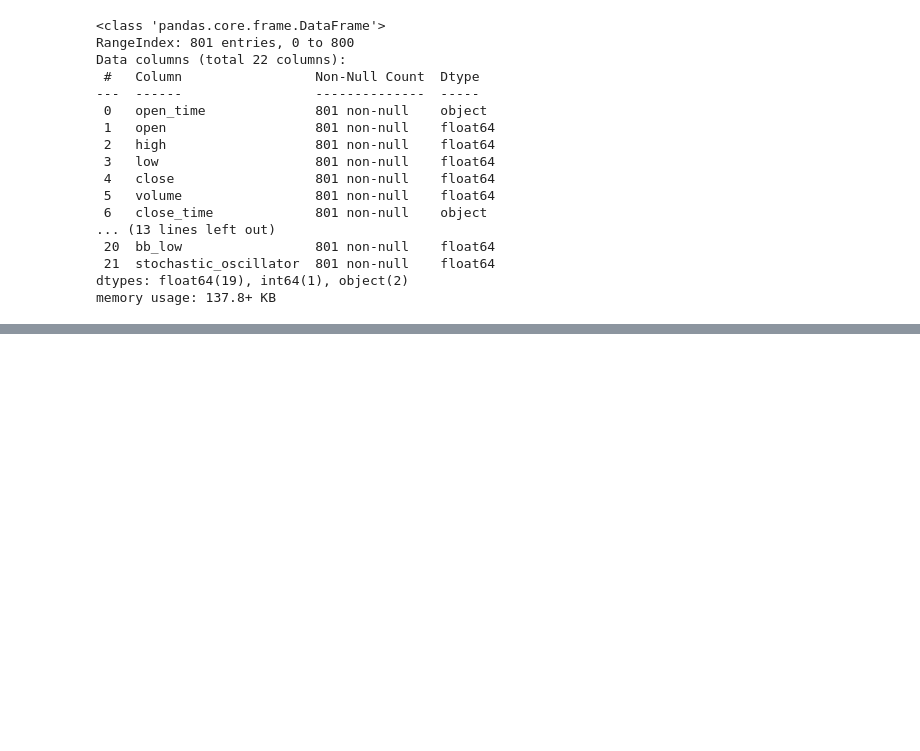
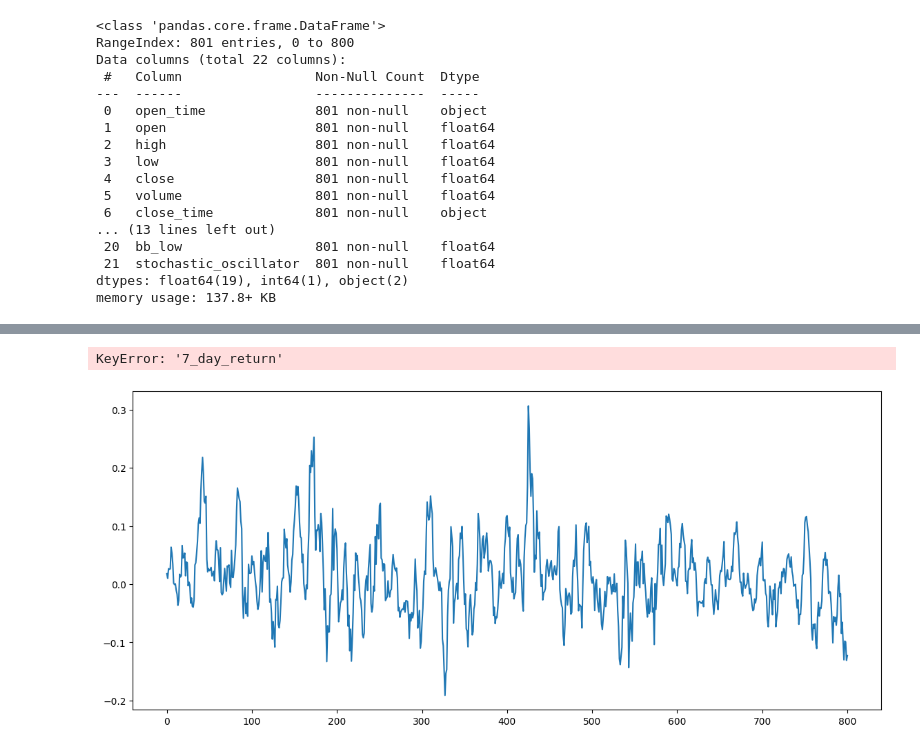
Before and after one commit to gregory-bot/crypto-model-classifier, a Jupyter notebook: notebooks/02_feature_engineering.ipynb, the cells around one changed output, grey strips where cells are left out. Cells and saved outputs as stored; diff of their text form; code cells hidden in the pictures; blank space fills up the shorter version.

```diff
--- a/notebooks/02_feature_engineering.ipynb
+++ b/notebooks/02_feature_engineering.ipynb
@@ -502,0 +563,10 @@ data.to_csv('../data/processed/crypto_data_feature_engineered.csv', index=False)
+# %%
+plt.figure(figsize=(14, 6))
+plt.plot(data['1_day_return'], label='1-Day Return')
+plt.plot(data['7_day_return'], label='7-Day Return')
+plt.title("Returns (1-day & 7-day)")
+plt.legend()
+plt.show()
+# %% [output]
+KeyError: '7_day_return'
+[figure, added]
```
Also changed, not shown: parts of 18 cells of this notebook, 2 other files.
